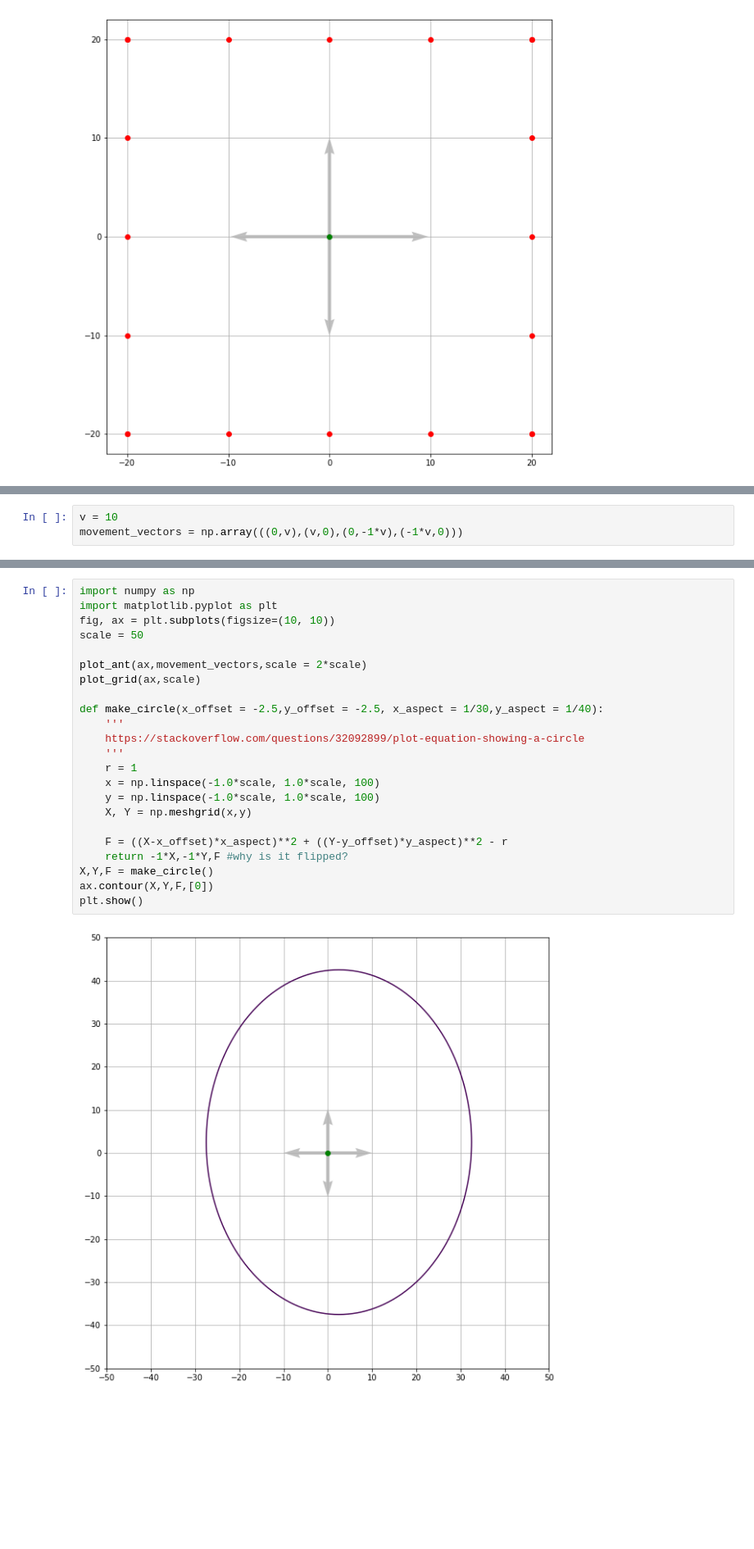
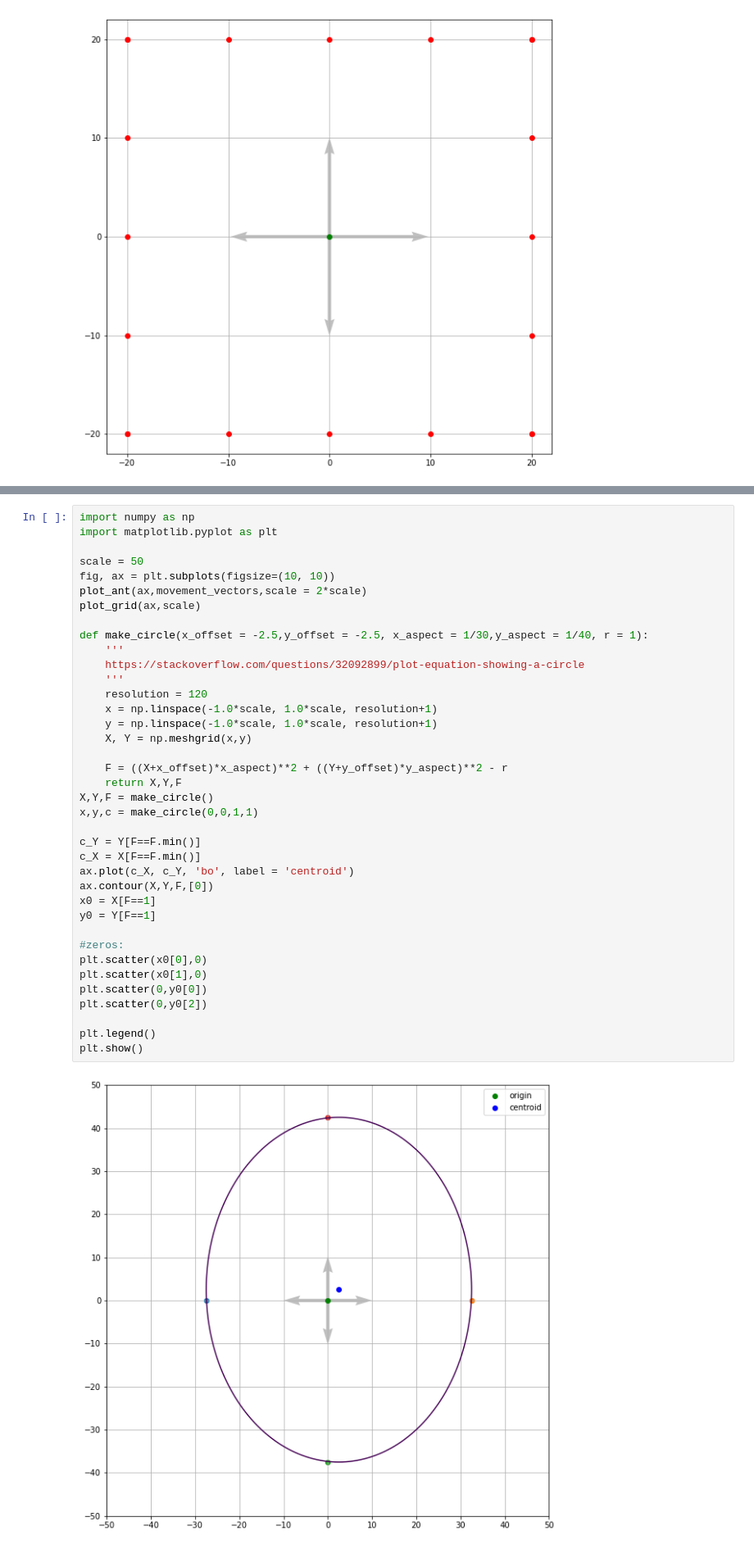
Before and after one commit to aleeusgr/fun, a Jupyter notebook: optiver.ipynb, the cells around one changed output, grey strips where cells are left out. Shown at 82% size. Saved outputs shown, nothing was run; the diff lists cells and outputs as text; blank space fills up the shorter version.

```diff
--- a/optiver.ipynb
+++ b/optiver.ipynb
@@ -136,3 +165,0 @@ This seem intuitive, since there is infinite number of random walks that will no
-# %%
-v = 10
-movement_vectors = np.array(((0,v),(v,0),(0,-1*v),(-1*v,0)))
@@ -139,25 +168,40 @@ movement_vectors = np.array(((0,v),(v,0),(0,-1*v),(-1*v,0)))
 # %%
 import numpy as np
 import matplotlib.pyplot as plt
+
+scale = 50
 fig, ax = plt.subplots(figsize=(10, 10))
-scale = 50
-
 plot_ant(ax,movement_vectors,scale = 2*scale)
 plot_grid(ax,scale)
 
-def make_circle(x_offset = -2.5,y_offset = -2.5, x_aspect = 1/30,y_aspect = 1/40):
+def make_circle(x_offset = -2.5,y_offset = -2.5, x_aspect = 1/30,y_aspect = 1/40, r = 1):
     '''
     https://stackoverflow.com/questions/32092899/plot-equation-showing-a-circle
     '''
-    r = 1
-    x = np.linspace(-1.0*scale, 1.0*scale, 100)
-    y = np.linspace(-1.0*scale, 1.0*scale, 100)
+    resolution = 120
+    x = np.linspace(-1.0*scale, 1.0*scale, resolution+1)
+    y = np.linspace(-1.0*scale, 1.0*scale, resolution+1)
     X, Y = np.meshgrid(x,y)
 
-    F = ((X-x_offset)*x_aspect)**2 + ((Y-y_offset)*y_aspect)**2 - r
-    return -1*X,-1*Y,F #why is it flipped?
+    F = ((X+x_offset)*x_aspect)**2 + ((Y+y_offset)*y_aspect)**2 - r
+    return X,Y,F
 X,Y,F = make_circle()
+x,y,c = make_circle(0,0,1,1)
+
+c_Y = Y[F==F.min()]
+c_X = X[F==F.min()]
+ax.plot(c_X, c_Y, 'bo', label = 'centroid')
 ax.contour(X,Y,F,[0])
+x0 = X[F==1]
+y0 = Y[F==1]
+
+#zeros:
+plt.scatter(x0[0],0)
+plt.scatter(x0[1],0)
+plt.scatter(0,y0[0])
+plt.scatter(0,y0[2])
+
+plt.legend()
 plt.show()
 # %% [output]
-[figure, old version]
+[figure, new version]
```
Also changed, not shown: parts of 27 cells of this notebook.
